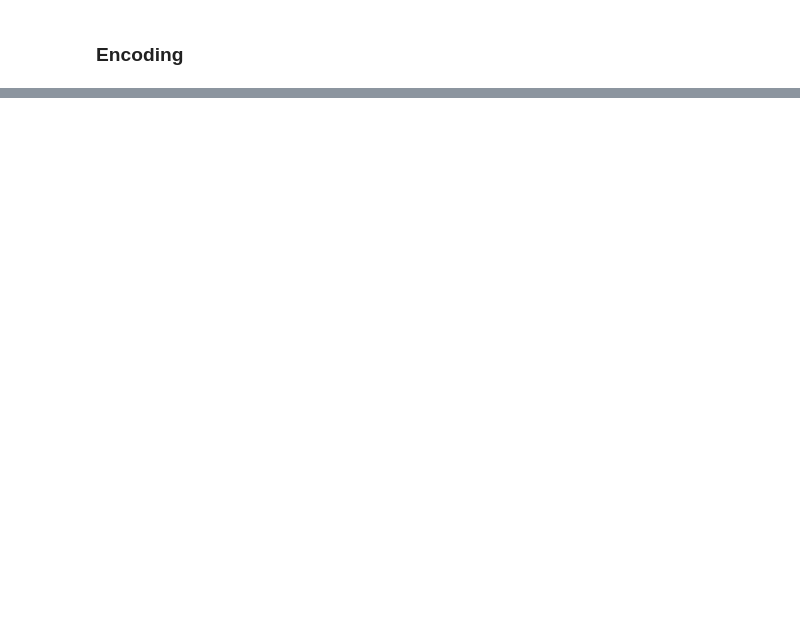
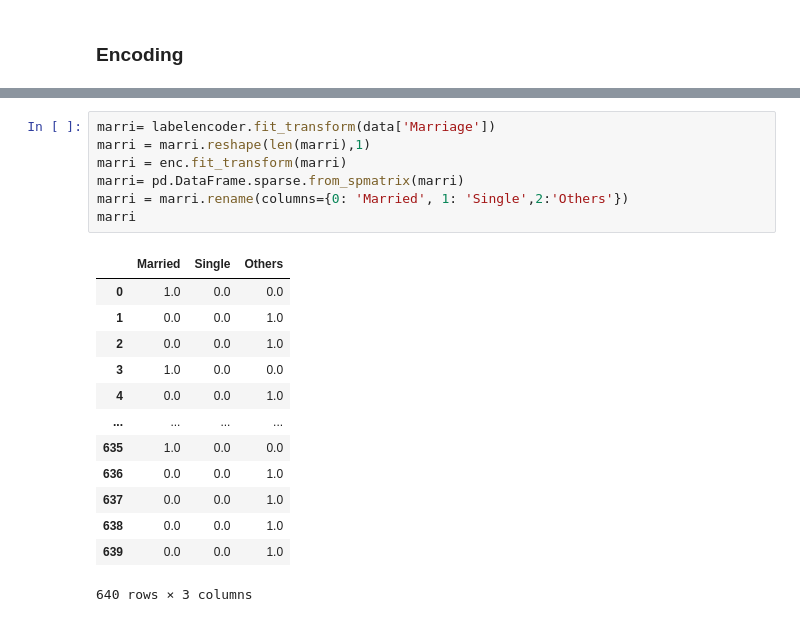
Before and after one commit to malvarezg1/BI, a Jupyter notebook: Laboratorio 2 - Clustering.ipynb, the cells around one changed output, grey strips where cells are left out. Saved outputs shown, nothing was run; the diff lists cells and outputs as text; blank space fills up the shorter version.

```diff
--- a/Laboratorio 2 - Clustering.ipynb
+++ b/Laboratorio 2 - Clustering.ipynb
@@ -245,2 +255,23 @@ enc_dataframeMarriage
+# %%
+marri= labelencoder.fit_transform(data['Marriage'])
+marri = marri.reshape(len(marri),1)
+marri = enc.fit_transform(marri)
+marri= pd.DataFrame.sparse.from_spmatrix(marri)
+marri = marri.rename(columns={0: 'Married', 1: 'Single',2:'Others'})
+marri
+# %% [output]
+|  | Married | Single | Others |
+| 0 | 1.0 | 0.0 | 0.0 |
+| 1 | 0.0 | 0.0 | 1.0 |
+| 2 | 0.0 | 0.0 | 1.0 |
+| 3 | 1.0 | 0.0 | 0.0 |
+| 4 | 0.0 | 0.0 | 1.0 |
+| ... | ... | ... | ... |
+| 635 | 1.0 | 0.0 | 0.0 |
+| 636 | 0.0 | 0.0 | 1.0 |
+| 637 | 0.0 | 0.0 | 1.0 |
+| 638 | 0.0 | 0.0 | 1.0 |
+| 639 | 0.0 | 0.0 | 1.0 |
+640 rows × 3 columns
 # %%
 data
```
Also changed, not shown: parts of 13 cells of this notebook.
